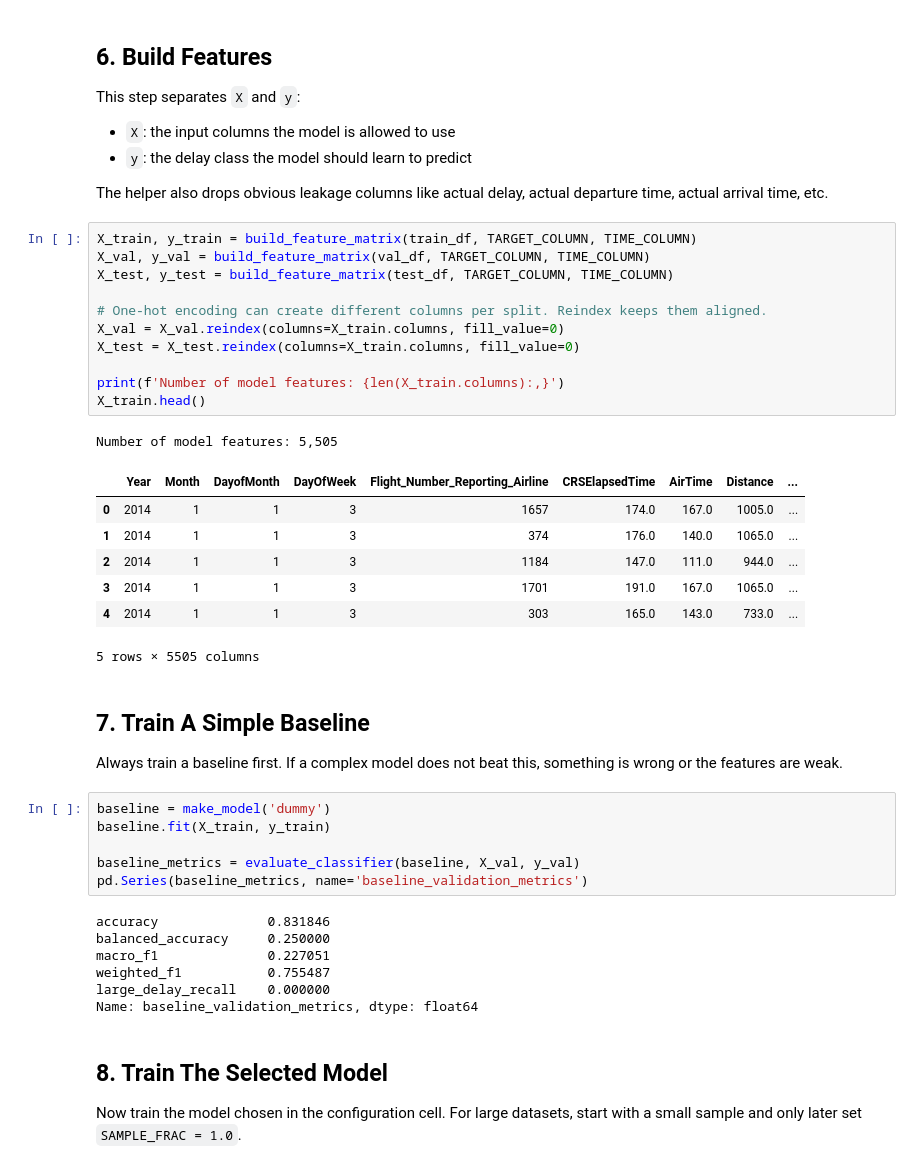
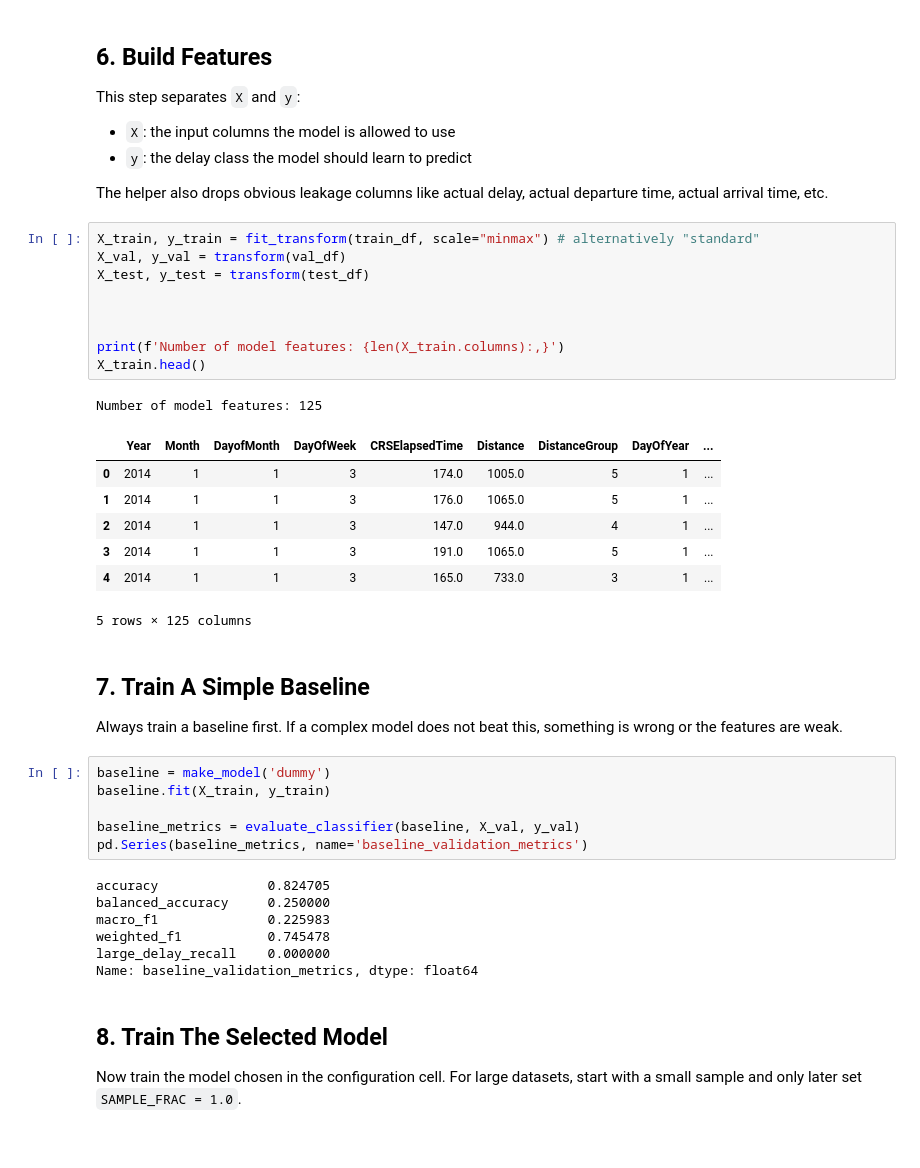
Before and after one commit to jmo2k02/ie500_data_mining_project, a Jupyter notebook: pipeline/05_training_pipeline_walkthrough.ipynb, the cells around one changed output. Cells and saved outputs as stored; diff of their text form.

```diff
--- a/pipeline/05_training_pipeline_walkthrough.ipynb
+++ b/pipeline/05_training_pipeline_walkthrough.ipynb
@@ -156,25 +161,23 @@ This step separates `X` and `y`:
 
 The helper also drops obvious leakage columns like actual delay, actual departure time, actual arrival time, etc.
 # %%
-X_train, y_train = build_feature_matrix(train_df, TARGET_COLUMN, TIME_COLUMN)
-X_val, y_val = build_feature_matrix(val_df, TARGET_COLUMN, TIME_COLUMN)
-X_test, y_test = build_feature_matrix(test_df, TARGET_COLUMN, TIME_COLUMN)
+X_train, y_train = fit_transform(train_df, scale="minmax") # alternatively "standard"
+X_val, y_val = transform(val_df)
+X_test, y_test = transform(test_df)
 
-# One-hot encoding can create different columns per split. Reindex keeps them aligned.
-X_val = X_val.reindex(columns=X_train.columns, fill_value=0)
-X_test = X_test.reindex(columns=X_train.columns, fill_value=0)
+
 
 print(f'Number of model features: {len(X_train.columns):,}')
 X_train.head()
 # %% [output]
-Number of model features: 5,505
+Number of model features: 125
-|  | Year | Month | DayofMonth | DayOfWeek | Flight_Number_Reporting_Airline | CRSElapsedTime | AirTime | Distance | ... |
-| 0 | 2014 | 1 | 1 | 3 | 1657 | 174.0 | 167.0 | 1005.0 | ... |
-| 1 | 2014 | 1 | 1 | 3 | 374 | 176.0 | 140.0 | 1065.0 | ... |
-| 2 | 2014 | 1 | 1 | 3 | 1184 | 147.0 | 111.0 | 944.0 | ... |
-| 3 | 2014 | 1 | 1 | 3 | 1701 | 191.0 | 167.0 | 1065.0 | ... |
-| 4 | 2014 | 1 | 1 | 3 | 303 | 165.0 | 143.0 | 733.0 | ... |
+|  | Year | Month | DayofMonth | DayOfWeek | CRSElapsedTime | Distance | DistanceGroup | DayOfYear | ... |
+| 0 | 2014 | 1 | 1 | 3 | 174.0 | 1005.0 | 5 | 1 | ... |
+| 1 | 2014 | 1 | 1 | 3 | 176.0 | 1065.0 | 5 | 1 | ... |
+| 2 | 2014 | 1 | 1 | 3 | 147.0 | 944.0 | 4 | 1 | ... |
+| 3 | 2014 | 1 | 1 | 3 | 191.0 | 1065.0 | 5 | 1 | ... |
+| 4 | 2014 | 1 | 1 | 3 | 165.0 | 733.0 | 3 | 1 | ... |
-5 rows × 5505 columns
+5 rows × 125 columns
 # %% [markdown]
 ## 7. Train A Simple Baseline
 
@@ -186,10 +189,10 @@ baseline.fit(X_train, y_train)
 baseline_metrics = evaluate_classifier(baseline, X_val, y_val)
 pd.Series(baseline_metrics, name='baseline_validation_metrics')
 # %% [output]
-accuracy              0.831846
+accuracy              0.824705
 balanced_accuracy     0.250000
-macro_f1              0.227051
-weighted_f1           0.755487
+macro_f1              0.225983
+weighted_f1           0.745478
 large_delay_recall    0.000000
 Name: baseline_validation_metrics, dtype: float64
 # %% [markdown]
```
Also changed, not shown: parts of 9 cells of this notebook, 4 other files.
